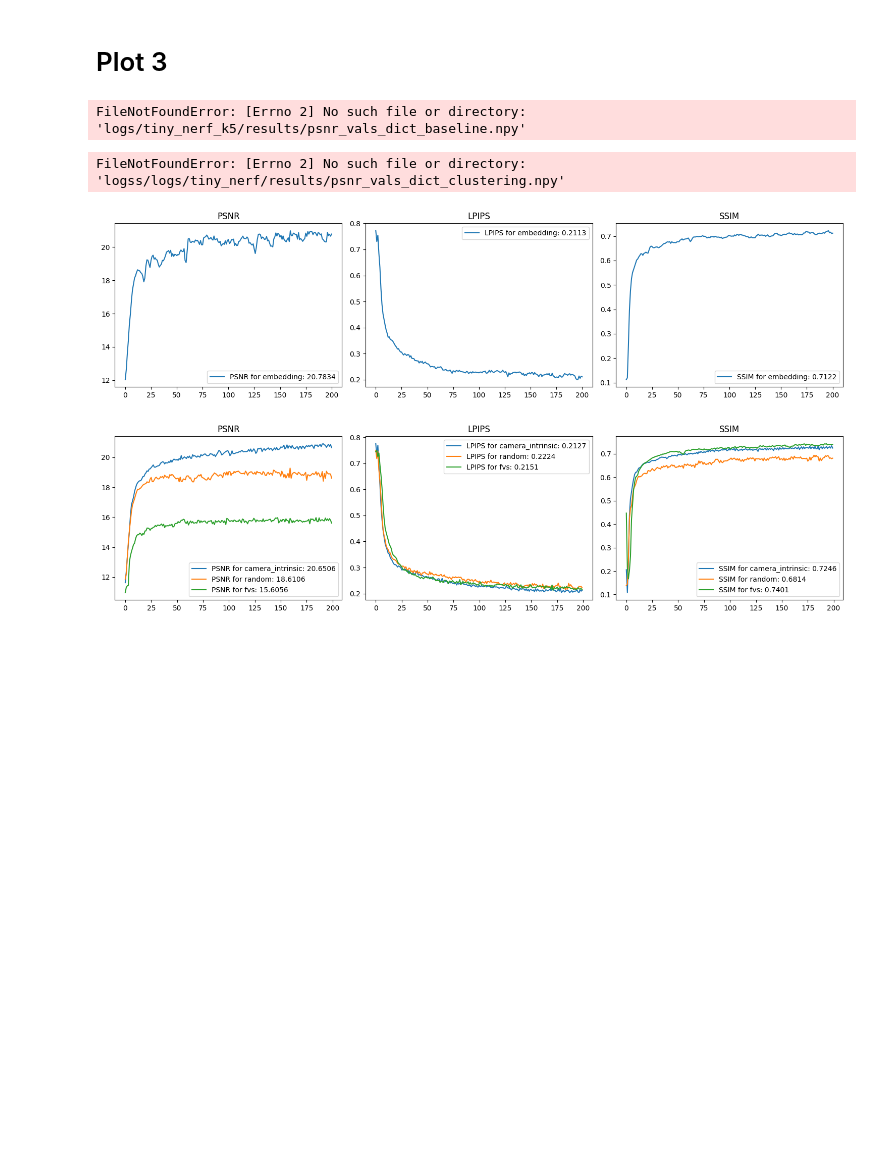
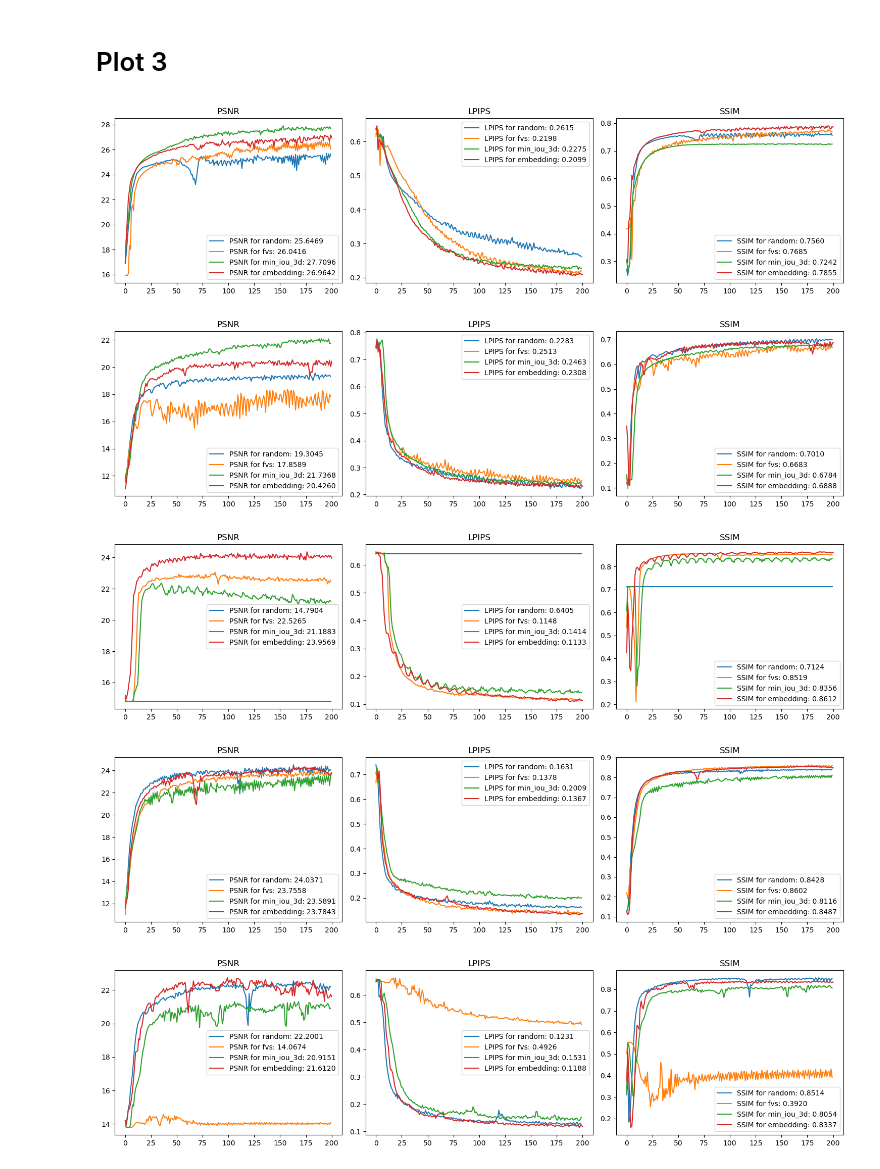
Before and after one commit to mirwisek/frame-selection-activenerf, a Jupyter notebook: plot_logs.ipynb, the cells around one changed output. Drawn from its saved outputs; the diff is of its cells as text; code cells hidden in the pictures; blank space fills up the shorter version.

```diff
--- a/plot_logs.ipynb
+++ b/plot_logs.ipynb
@@ -66,11 +64,8 @@ height, width = 100, 100
 # %%
 experiment_data_type = {
     #"nerf_synthetic": ['ship', 'drums', 'ficus', 'hotdog', 'materials', 'mic'],
-    "nerf_synthetic": ['drums'],
-    "baseline": ['drums'],
-    "tiny_nerf": ['lego']
-
-}
+    "nerf_synthetic": ['ship', 'drums', 'ficus', 'hotdog', 'materials', 'chair'],
+    "tiny_nerf": 'lego'}
 # %% [markdown]
 ## Plot 1
 # %%
@@ -189,29 +182,12 @@ def plot_psnr_lpips_ssim(logs_path, isbaseline):
     plt.title("SSIM")
 
     plt.tight_layout()
-# %%
-# stats_file = os.path.join(logs_path, "optuna_stats.txt")
-
-images, tform_cam2world, focal_length, testimgs, testposes = load_tiny_nerf_data(tiny_data_path, device)
-
-# plot1
-# plot_clusters(images, key, stats_file)
-
-# plot2
-# plot_method_clusters(images, key, stats_file)
-
-# plot3
-plot_psnr_lpips_ssim(logs_path)
-# %% [output]
-FileNotFoundError: [Errno 2] No such file or directory: 'logs/tiny_nerf_k5/results/psnr_vals_dict_baseline.npy'
 # %%
-logs_path = f"logss/logs/"
+logs_path = f"logs/"
 stats_file = ""
 
-parent = 'logss/logs'
-
 for key, values in experiment_data_type.items():
-    logs_path = f"{parent}/{key}"
+    logs_path = f"logs/{key}"
     if key == "tiny_nerf":
         stats_file = os.path.join(logs_path, "optuna_stats.txt")
 
@@ -224,41 +200,39 @@ for key, values in experiment_data_type.items():
         # plot_method_clusters(images, key, stats_file)
 
         # plot3
-        plot_psnr_lpips_ssim(logs_path, isbaseline=False)
+        plot_psnr_lpips_ssim(logs_path)
     else:
         for nerf_subject in values:
             stats_file = os.path.join(logs_path, nerf_subject, "optuna_stats.txt")
-            logs_path = f"{parent}/{key}_k15/{nerf_subject}"
-            isbaseline = False
-            if "baseline" in logs_path:
-                isbaseline = True
-                logs_path = logs_path.replace("_k15", "") + '_k15'
+            logs_path = f"logs/{key}/{nerf_subject}"
 
             images, train_poses, camera_angle_x = load_nerf_data(nerf_synthetic_path, nerf_subject, 'transforms_train.json')
             tform_cam2world = train_poses
 
             focal_length = get_focal_length(width, camera_angle_x)
             focal_length = torch.from_numpy(focal_length).to(device)
 
             # Hold one image out (for test).
             testimgs, testposes, _ = load_nerf_data(nerf_synthetic_path, nerf_subject, 'transforms_test.json', skip_images=20)
 
             testimgs = testimgs.to(device)
             testposes = torch.from_numpy(testposes).to(device)
 
             # Map images to device
             images = images.to(device)
             tform_cam2world = torch.from_numpy(tform_cam2world[:100,]).to(device)
 
             # plot1
             # plot_clusters(images, nerf_subject, stats_file)
 
             # plot2
             # plot_method_clusters(images, nerf_subject, stats_file)
 
             # plot3
-            plot_psnr_lpips_ssim(logs_path, isbaseline)
+            plot_psnr_lpips_ssim(logs_path)
 # %% [output]
-FileNotFoundError: [Errno 2] No such file or directory: 'logss/logs/tiny_nerf/results/psnr_vals_dict_clustering.npy'
-[figure, old version]
+[figure, new version]
-[figure, old version]
+[figure, new version]
+[figure, added]
+[figure, added]
+[figure, added]
```
Also changed, not shown: parts of 7 cells of this notebook, 10 other files.
